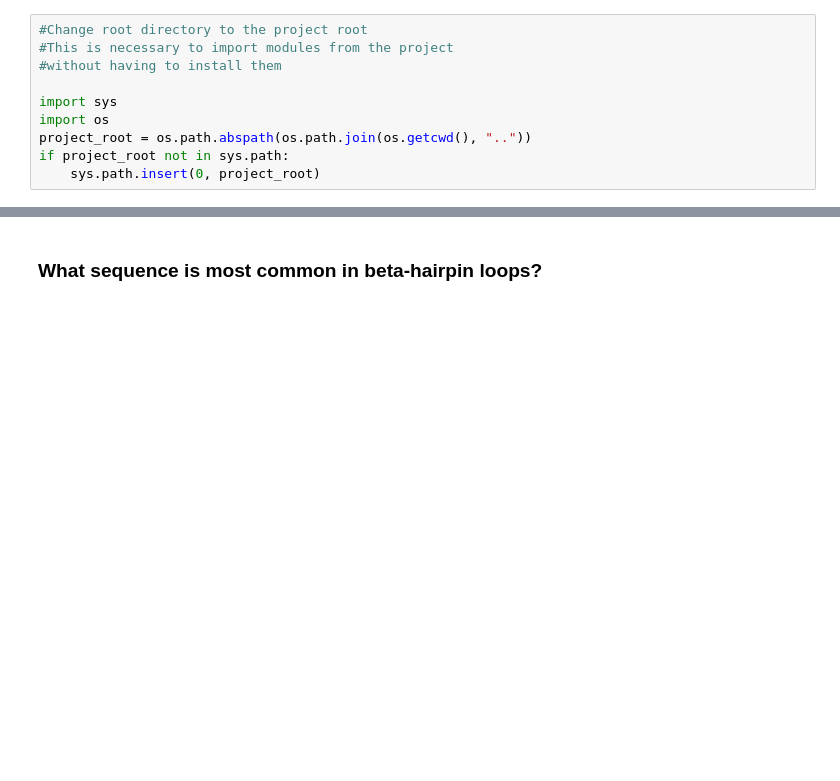
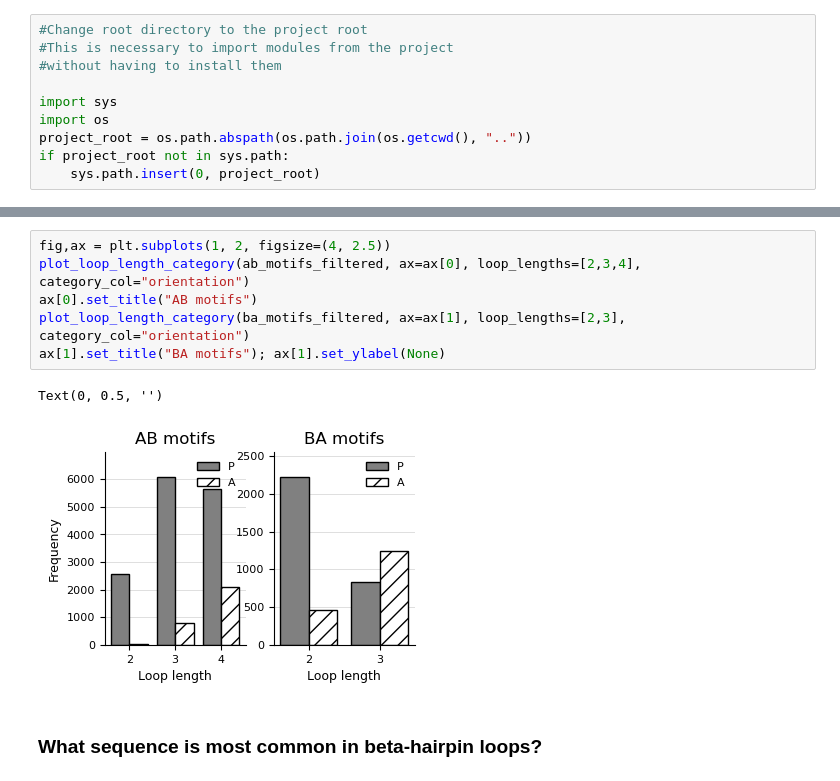
Before and after one commit to stefanhuber1993/folding-principles-dataset, a Jupyter notebook: notebooks/explore_dataset.ipynb, the cells around one changed output, grey strips where cells are left out. Cells and saved outputs as stored; diff of their text form; blank space fills up the shorter version.

```diff
--- a/notebooks/explore_dataset.ipynb
+++ b/notebooks/explore_dataset.ipynb
@@ -35,3 +56,12 @@ df
+# %%
+fig,ax = plt.subplots(1, 2, figsize=(4, 2.5))
+plot_loop_length_category(ab_motifs_filtered, ax=ax[0], loop_lengths=[2,3,4], category_col="orientation")
+ax[0].set_title("AB motifs")
+plot_loop_length_category(ba_motifs_filtered, ax=ax[1], loop_lengths=[2,3], category_col="orientation")
+ax[1].set_title("BA motifs"); ax[1].set_ylabel(None)
+# %% [output]
+Text(0, 0.5, '')
+[figure, added]
 # %% [markdown]
 ### What sequence is most common in beta-hairpin loops?
 # %%
```
Also changed, not shown: parts of 6 cells of this notebook.
